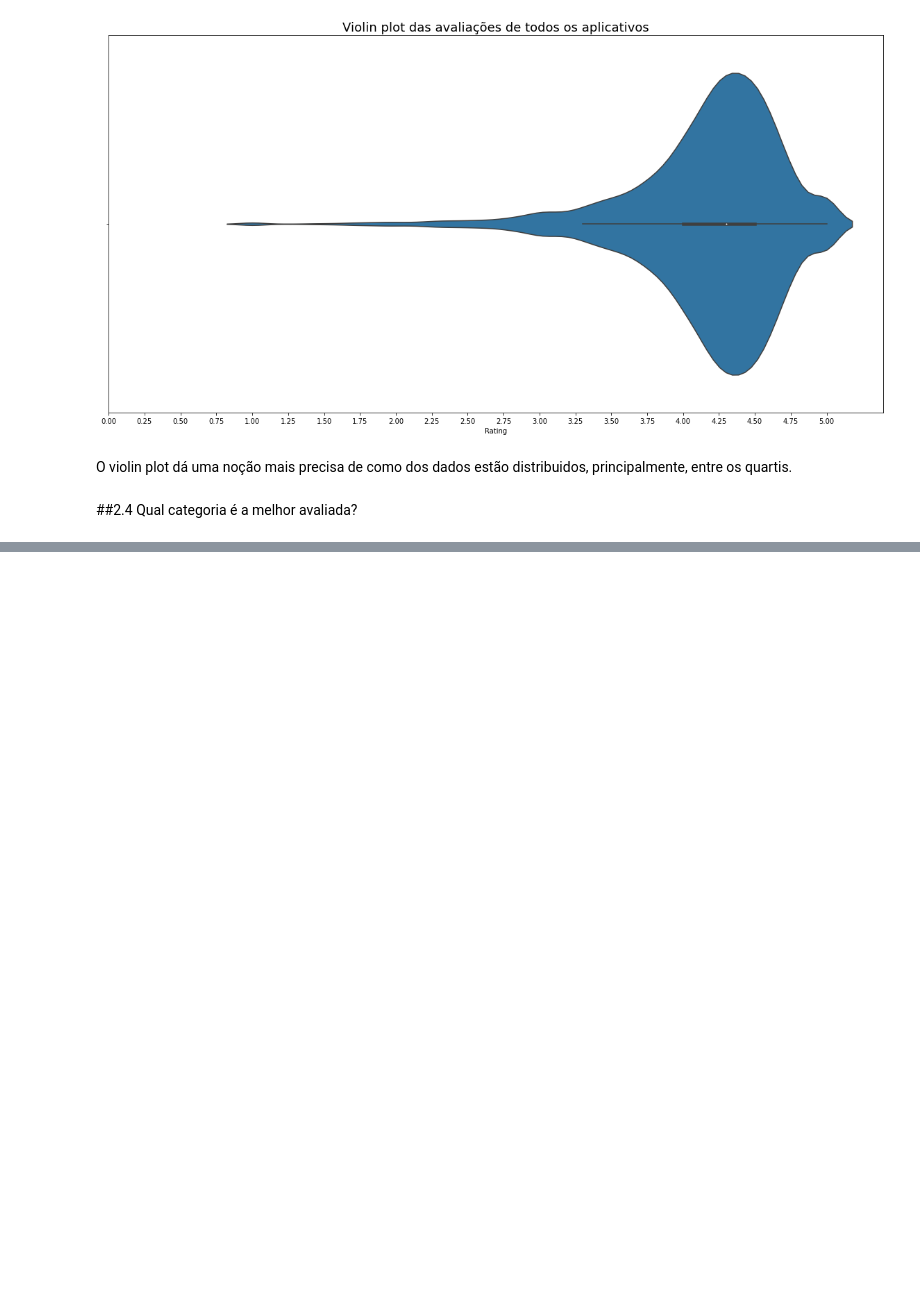
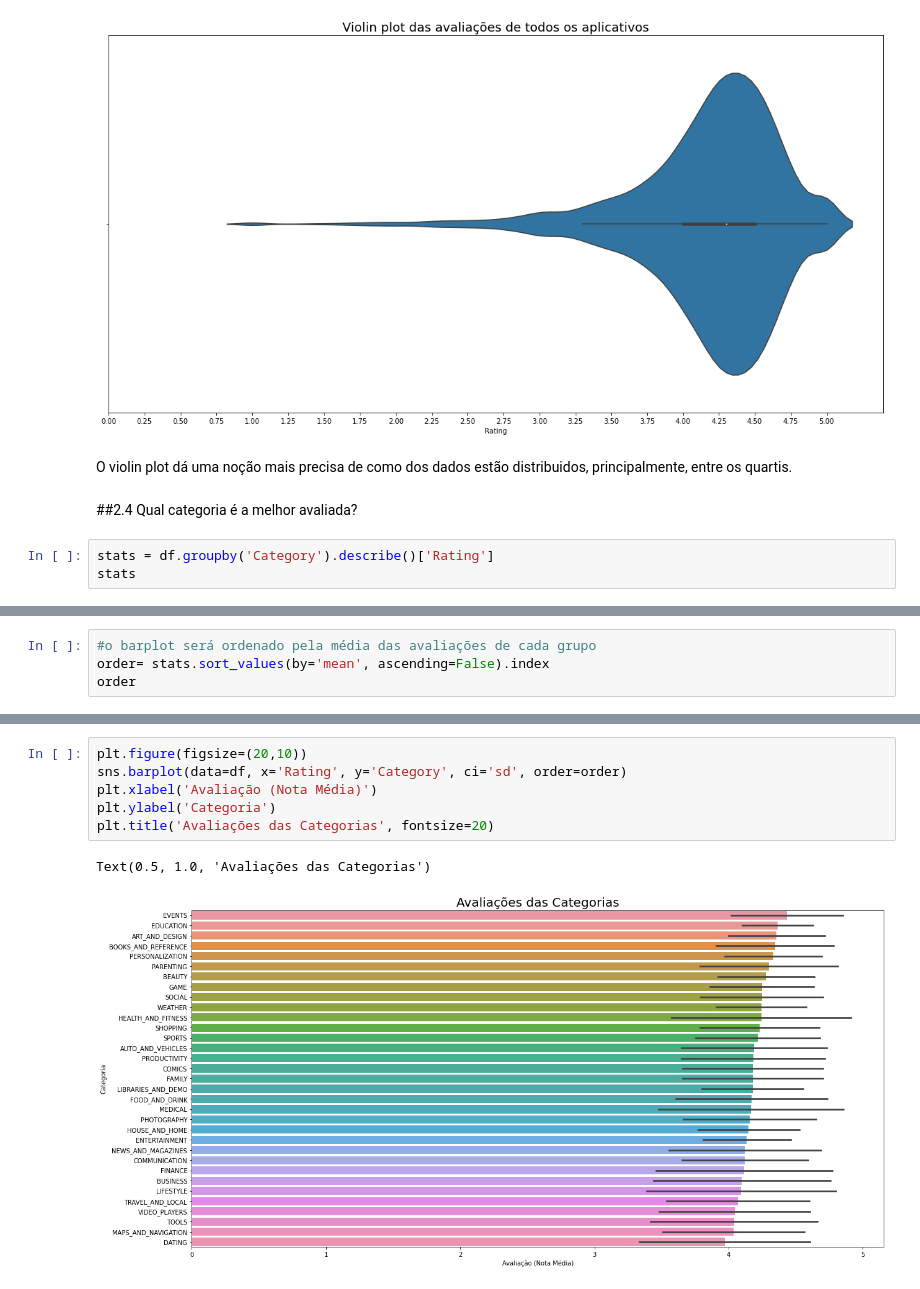
Before and after one commit to edmgjr/portifolio, a Jupyter notebook: Limpesa_e_preprocessamento_de_dados_googleplaystore.ipynb, the cells around one changed output, grey strips where cells are left out. Drawn from its saved outputs; the diff is of its cells as text; blank space fills up the shorter version.

```diff
--- a/Limpesa_e_preprocessamento_de_dados_googleplaystore.ipynb
+++ b/Limpesa_e_preprocessamento_de_dados_googleplaystore.ipynb
@@ -1295,3 +1295,6 @@ Text(0.5, 1.0, 'Violin plot das avaliações de todos os aplicativos')
 O violin plot dá uma noção mais precisa de como dos dados estão distribuidos, principalmente, entre os quartis.
 # %% [markdown]
 ##2.4 Qual categoria é a melhor avaliada?
+# %%
+stats = df.groupby('Category').describe()['Rating']
+stats
@@ -1297,0 +1363,4 @@ O violin plot dá uma noção mais precisa de como dos dados estão distribuidos
+# %%
+#o barplot será ordenado pela média das avaliações de cada grupo
+order= stats.sort_values(by='mean', ascending=False).index
+order
@@ -1297,0 +1377,9 @@ O violin plot dá uma noção mais precisa de como dos dados estão distribuidos
+# %%
+plt.figure(figsize=(20,10))
+sns.barplot(data=df, x='Rating', y='Category', ci='sd', order=order)
+plt.xlabel('Avaliação (Nota Média)')
+plt.ylabel('Categoria')
+plt.title('Avaliações das Categorias', fontsize=20)
+# %% [output]
+Text(0.5, 1.0, 'Avaliações das Categorias')
+[figure, added]
```
Also changed, not shown: parts of 26 cells of this notebook.
